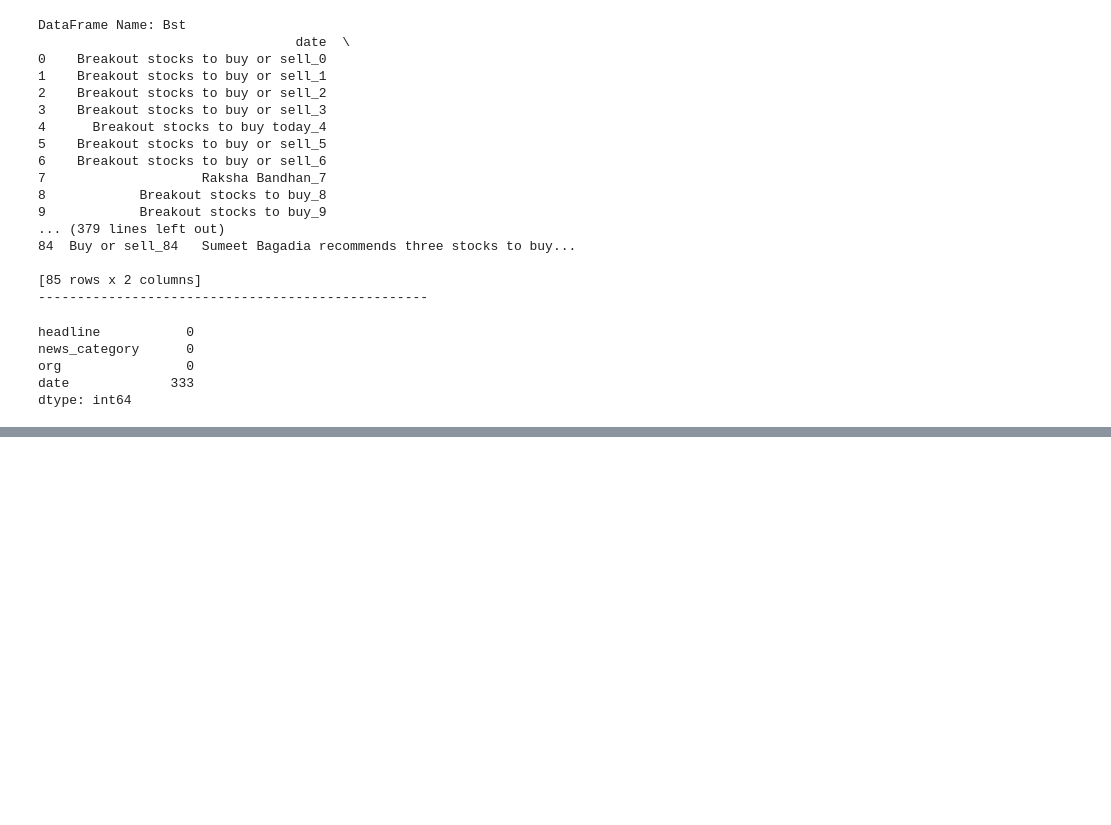
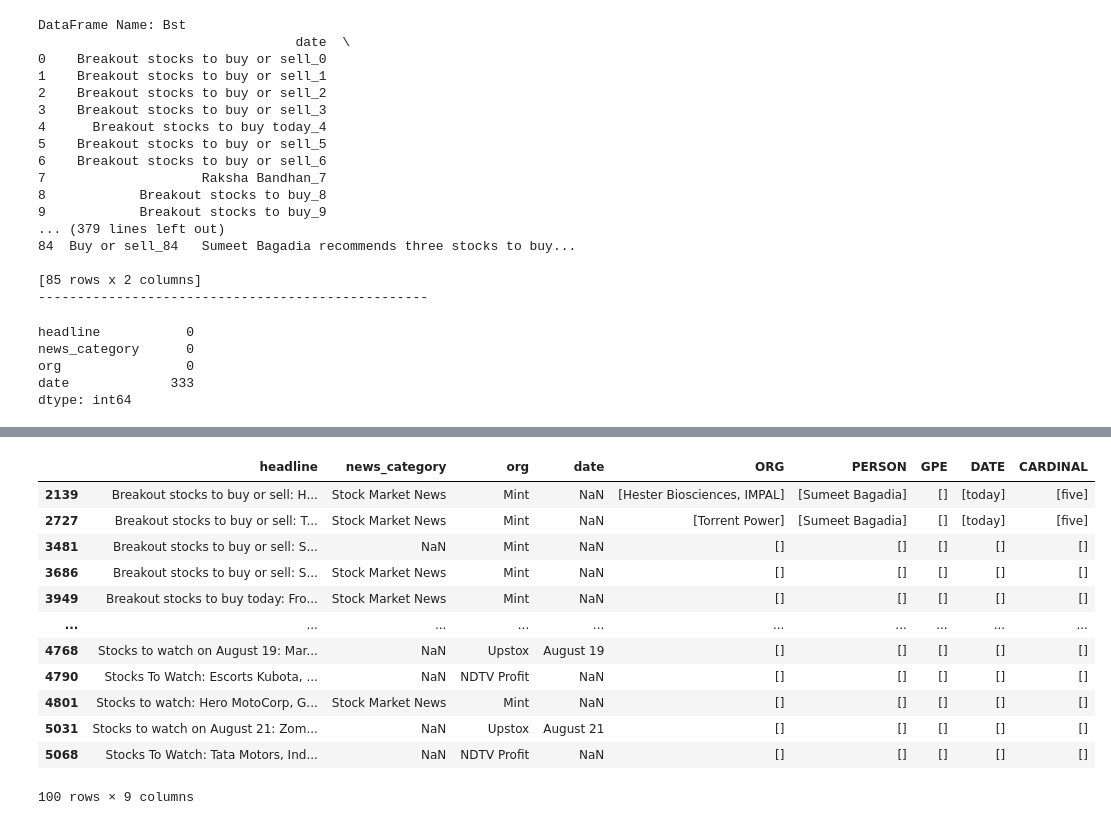
Before and after one commit to zafar0171/EDA-and-Stats, a Jupyter notebook: Documents/tf/MySql_code_CLeaned.ipynb, the cells around one changed output, grey strips where cells are left out. Saved outputs shown, nothing was run; the diff lists cells and outputs as text; code cells hidden in the pictures; blank space fills up the shorter version.

```diff
--- a/Documents/tf/MySql_code_CLeaned.ipynb
+++ b/Documents/tf/MySql_code_CLeaned.ipynb
@@ -867,0 +1356,16 @@ filtered_data.sort_values(by = 'ORG',ascending = False)
+# %%
+filtered.head(100)
+# %% [output]
+|  | headline | news_category | org | date | ORG | PERSON | GPE | DATE | CARDINAL |
+| 2139 | Breakout stocks to buy or sell: H... | Stock Market News | Mint | NaN | [Hester Biosciences, IMPAL] | [Sumeet Bagadia] | [] | [today] | [five] |
+| 2727 | Breakout stocks to buy or sell: T... | Stock Market News | Mint | NaN | [Torrent Power] | [Sumeet Bagadia] | [] | [today] | [five] |
+| 3481 | Breakout stocks to buy or sell: S... | NaN | Mint | NaN | [] | [] | [] | [] | [] |
+| 3686 | Breakout stocks to buy or sell: S... | Stock Market News | Mint | NaN | [] | [] | [] | [] | [] |
+| 3949 | Breakout stocks to buy today: Fro... | Stock Market News | Mint | NaN | [] | [] | [] | [] | [] |
+| ... | ... | ... | ... | ... | ... | ... | ... | ... | ... |
+| 4768 | Stocks to watch on August 19: Mar... | NaN | Upstox | August 19 | [] | [] | [] | [] | [] |
+| 4790 | Stocks To Watch: Escorts Kubota, ... | NaN | NDTV Profit | NaN | [] | [] | [] | [] | [] |
+| 4801 | Stocks to watch: Hero MotoCorp, G... | Stock Market News | Mint | NaN | [] | [] | [] | [] | [] |
+| 5031 | Stocks to watch on August 21: Zom... | NaN | Upstox | August 21 | [] | [] | [] | [] | [] |
+| 5068 | Stocks To Watch: Tata Motors, Ind... | NaN | NDTV Profit | NaN | [] | [] | [] | [] | [] |
+100 rows × 9 columns
```
Also changed, not shown: parts of 46 cells of this notebook.
